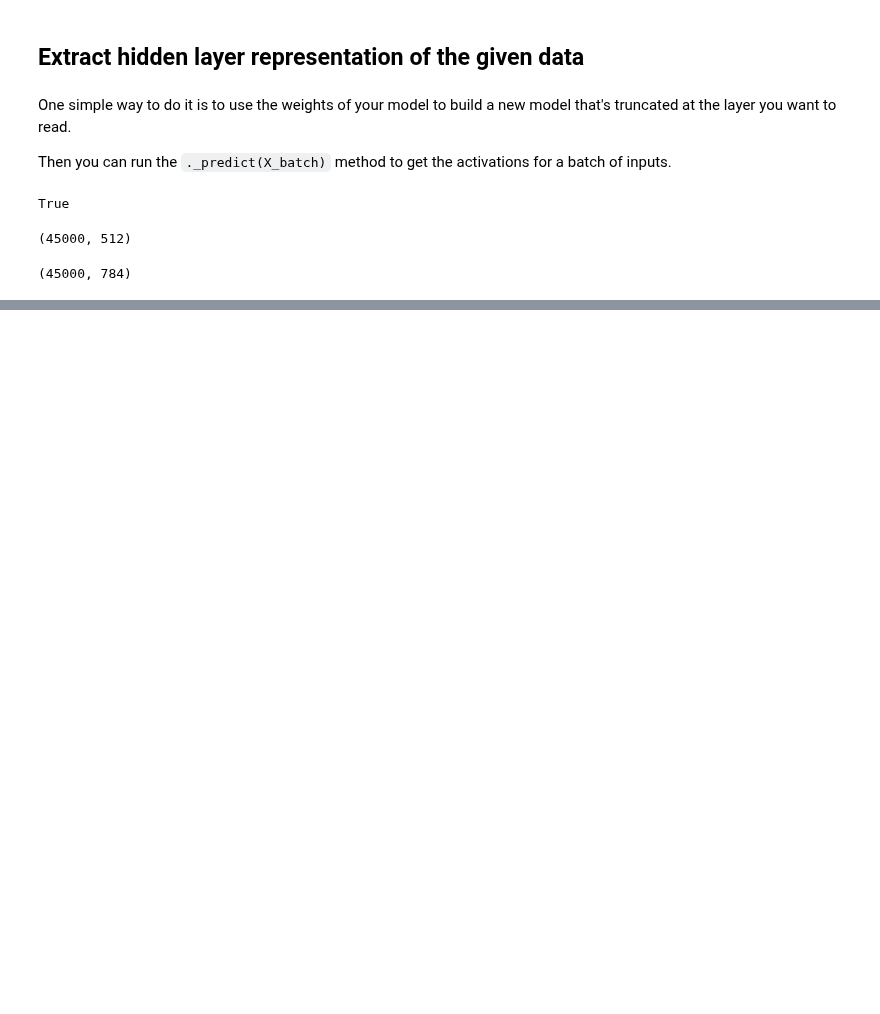
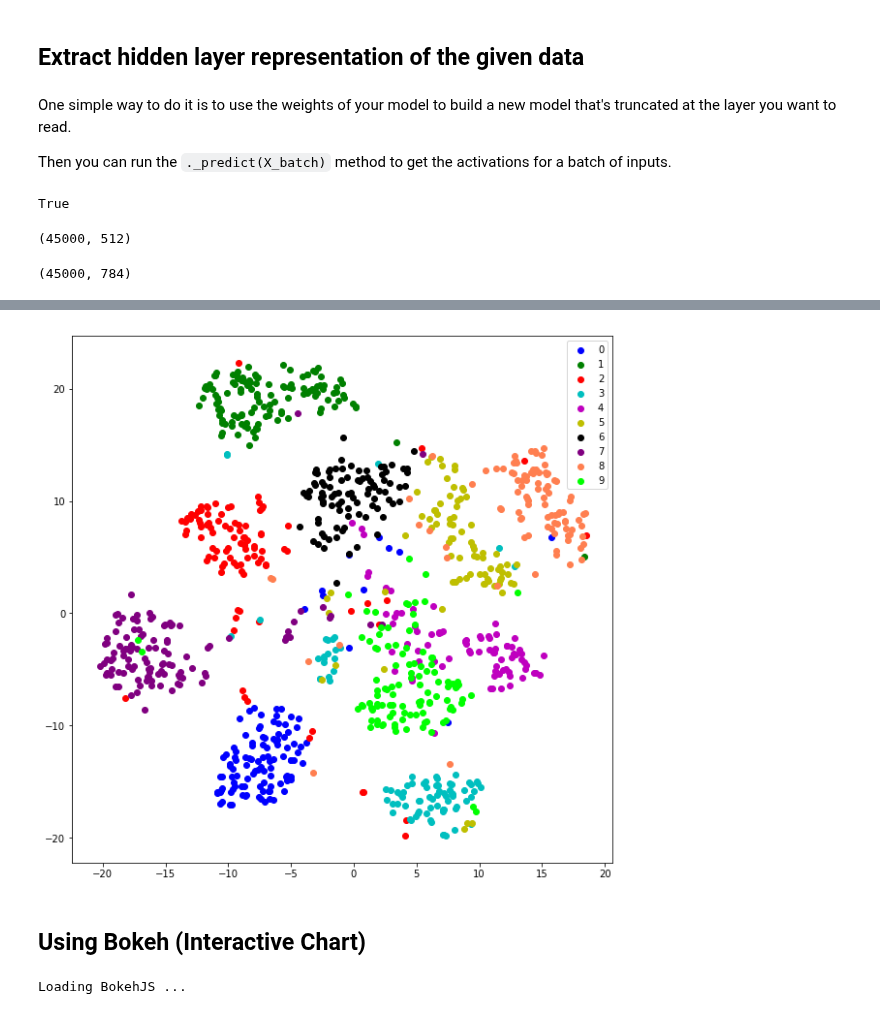
Before and after one commit to leriomaggio/deep-learning-keras-tensorflow, a Jupyter notebook: 2.1 Hidden Layer Representation and Embeddings.ipynb, the cells around one changed output, grey strips where cells are left out. Drawn from its saved outputs; the diff is of its cells as text; code cells hidden in the pictures; blank space fills up the shorter version.

```diff
--- a/2.1 Hidden Layer Representation and Embeddings.ipynb
+++ b/2.1 Hidden Layer Representation and Embeddings.ipynb
@@ -334,4 +362,4 @@ X_train.shape
 from sklearn.manifold import TSNE
 
 tsne = TSNE(n_components=2)
-X_tsne = tsne.fit_transform(hidden_features)
+X_tsne = tsne.fit_transform(hidden_features[:1000]) ## Reduced for computational issues
@@ -343,0 +366,2 @@ plt.scatter(X_tsne[:,0], X_tsne[:, 1], c=colors[Y_train])
+# %%
+colors_map = np.argmax(Y_train, axis=1)
@@ -343,0 +386,19 @@ plt.scatter(X_tsne[:,0], X_tsne[:, 1], c=colors[Y_train])
+# %%
+colors = np.array([x for x in 'b-g-r-c-m-y-k-purple-coral-lime'.split('-')])
+colors_map = colors_map[:1000]
+plt.figure(figsize=(10,10))
+for cl in range(nb_classes):
+    indices = np.where(colors_map==cl)
+    plt.scatter(X_tsne[indices,0], X_tsne[indices, 1], c=colors[cl], label=cl)
+plt.legend()
+plt.show()
+# %% [output]
+[figure, added]
+# %% [markdown]
+## Using Bokeh (Interactive Chart)
+# %%
+from bokeh.plotting import figure, output_notebook, show
+
+output_notebook()
+# %% [output]
+Loading BokehJS ...
```
Also changed, not shown: parts of 21 cells of this notebook.
